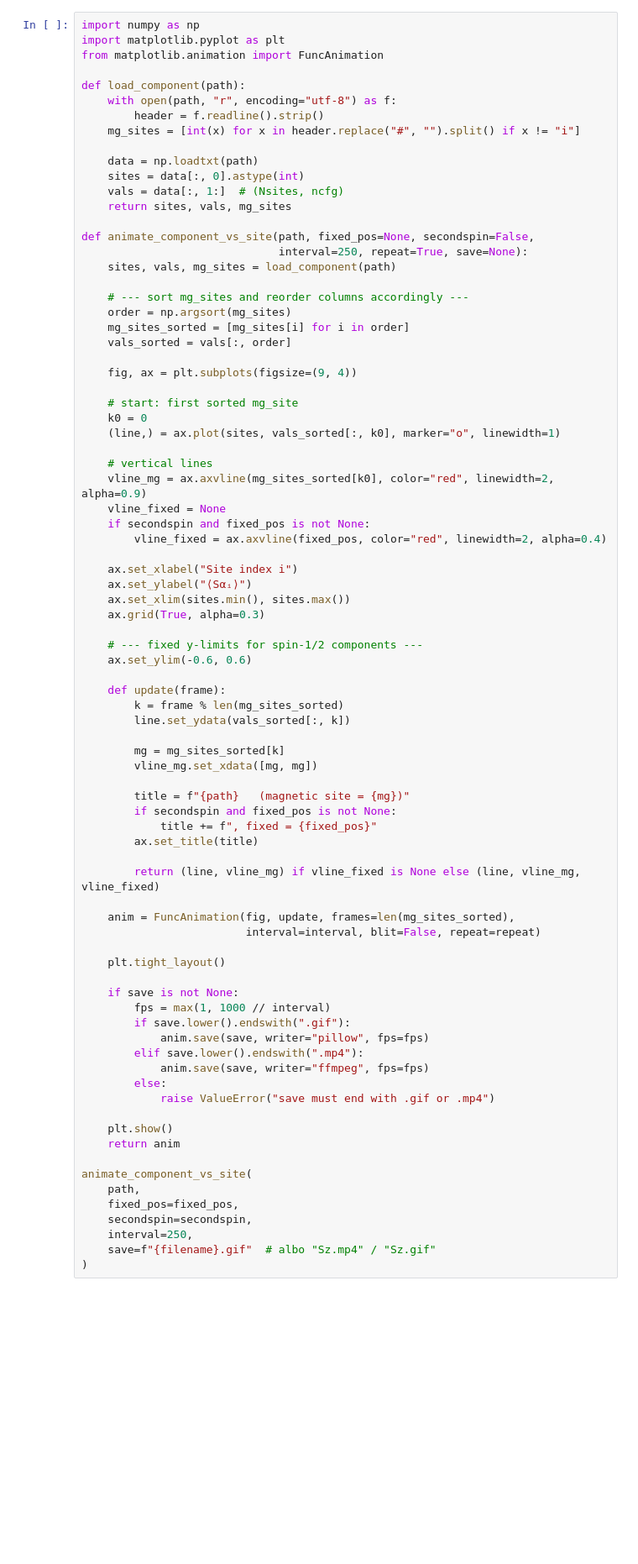
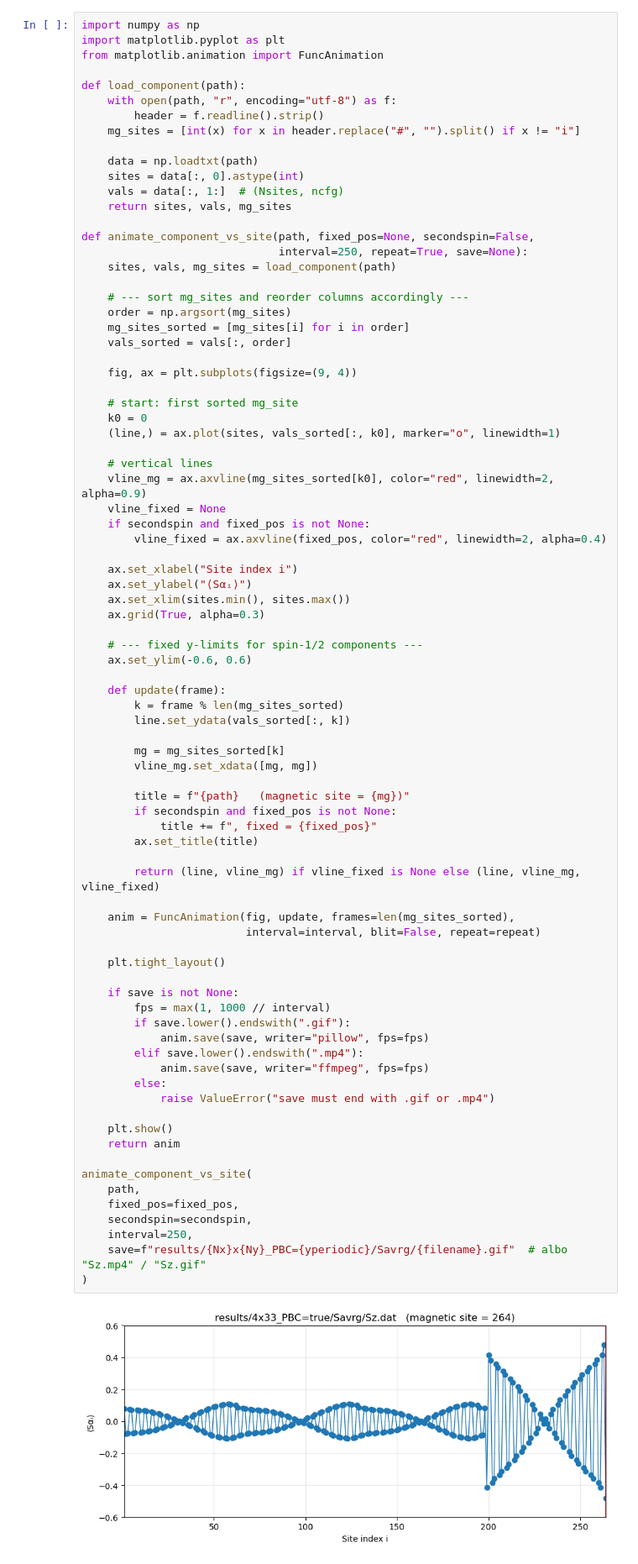
Before and after one commit to marcinszlap/KitaevHoneycomb, a Jupyter notebook: wykresy.ipynb, the cells around one changed output. Shown at 84% size. Cells and saved outputs as stored; diff of their text form; blank space fills up the shorter version.

```diff
--- a/wykresy.ipynb
+++ b/wykresy.ipynb
@@ -319,31 +319,32 @@ def animate_component_vs_site(path, fixed_pos=None, secondspin=False,
         if secondspin and fixed_pos is not None:
             title += f", fixed = {fixed_pos}"
         ax.set_title(title)
 
         return (line, vline_mg) if vline_fixed is None else (line, vline_mg, vline_fixed)
 
     anim = FuncAnimation(fig, update, frames=len(mg_sites_sorted),
                          interval=interval, blit=False, repeat=repeat)
 
     plt.tight_layout()
 
     if save is not None:
         fps = max(1, 1000 // interval)
         if save.lower().endswith(".gif"):
             anim.save(save, writer="pillow", fps=fps)
         elif save.lower().endswith(".mp4"):
             anim.save(save, writer="ffmpeg", fps=fps)
         else:
             raise ValueError("save must end with .gif or .mp4")
 
     plt.show()
     return anim
 
 animate_component_vs_site(
     path,
     fixed_pos=fixed_pos,
     secondspin=secondspin,
     interval=250,
-    save=f"{filename}.gif"  # albo "Sz.mp4" / "Sz.gif"
+    save=f"results/{Nx}x{Ny}_PBC={yperiodic}/Savrg/{filename}.gif"  # albo "Sz.mp4" / "Sz.gif"
 )
 # %% [output]
+[figure, added]
```
Also changed, not shown: parts of 3 cells of this notebook, 7 other files.
